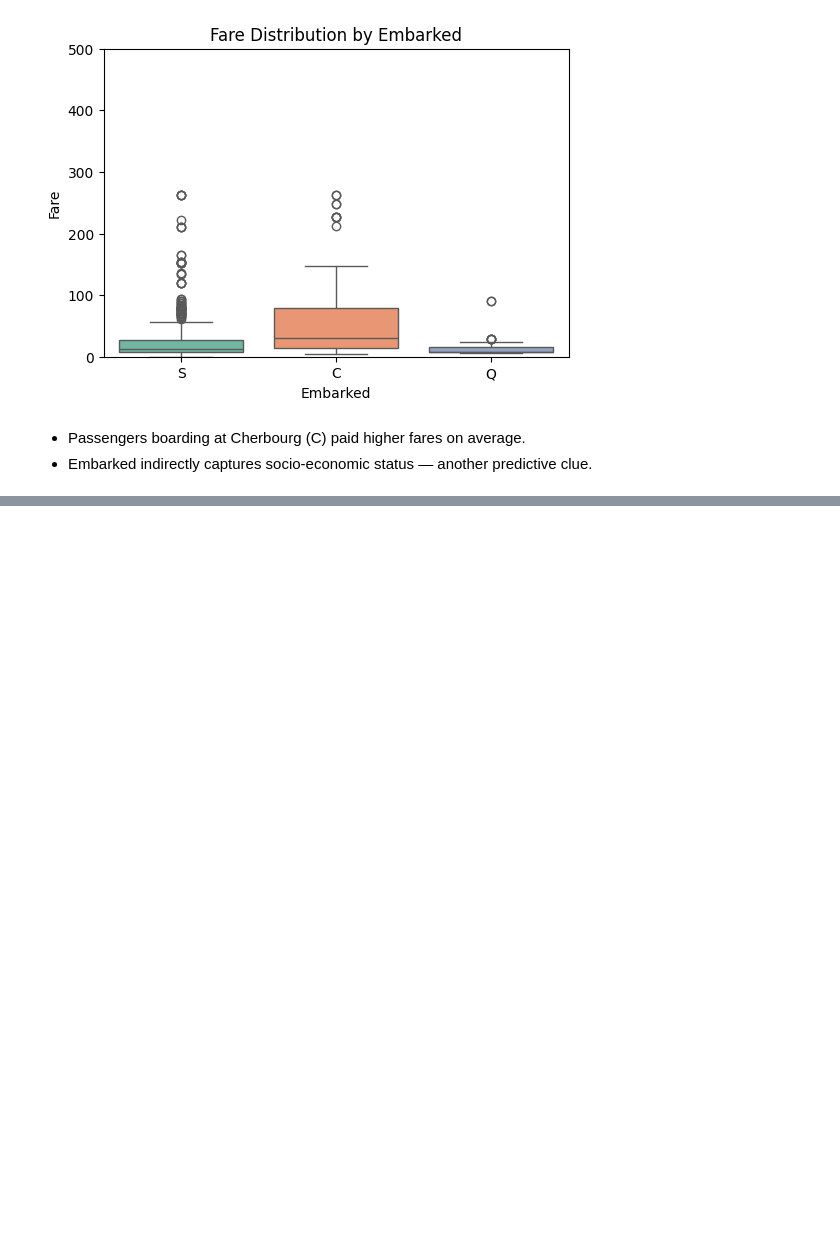
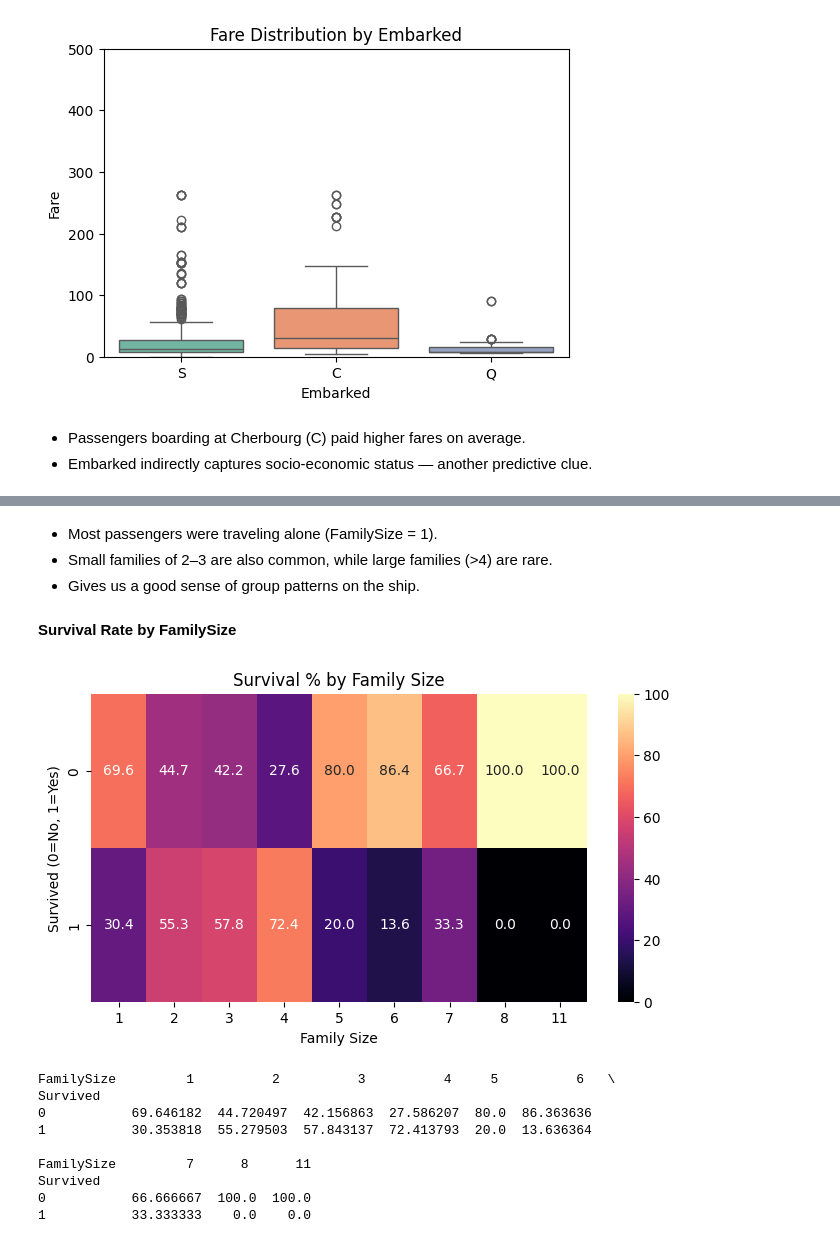
Before and after one commit to Aman-sys-ui/EDA, a Jupyter notebook: Titanic/EDA_Titanic.ipynb, the cells around one changed output, grey strips where cells are left out. Drawn from its saved outputs; the diff is of its cells as text; code cells hidden in the pictures; blank space fills up the shorter version.

```diff
--- a/Titanic/EDA_Titanic.ipynb
+++ b/Titanic/EDA_Titanic.ipynb
@@ -899,0 +906,29 @@ Passing `palette` without assigning `hue` is deprecated and will be removed in v
+# %% [markdown]
+- Most passengers were traveling alone (FamilySize = 1).
+- Small families of 2–3 are also common, while large families (>4) are rare.
+- Gives us a good sense of group patterns on the ship.
+# %% [markdown]
+**Survival Rate by FamilySize**
+# %%
+# Crosstab + heatmap
+family_ct = pd.crosstab(train['Survived'], train['FamilySize'], normalize='columns') * 100
+
+plt.figure(figsize=(8,4))
+sns.heatmap(family_ct, annot=True, fmt=".1f", cmap="magma")
+plt.title("Survival % by Family Size")
+plt.xlabel("Family Size")
+plt.ylabel("Survived (0=No, 1=Yes)")
+plt.show()
+
+print(family_ct)
+# %% [output]
+[figure, added]
+FamilySize         1          2          3          4     5          6   \
+Survived
+0           69.646182  44.720497  42.156863  27.586207  80.0  86.363636
+1           30.353818  55.279503  57.843137  72.413793  20.0  13.636364
+
+FamilySize         7      8      11
+Survived
+0           66.666667  100.0  100.0
+1           33.333333    0.0    0.0
```
Also changed, not shown: parts of 25 cells of this notebook.
